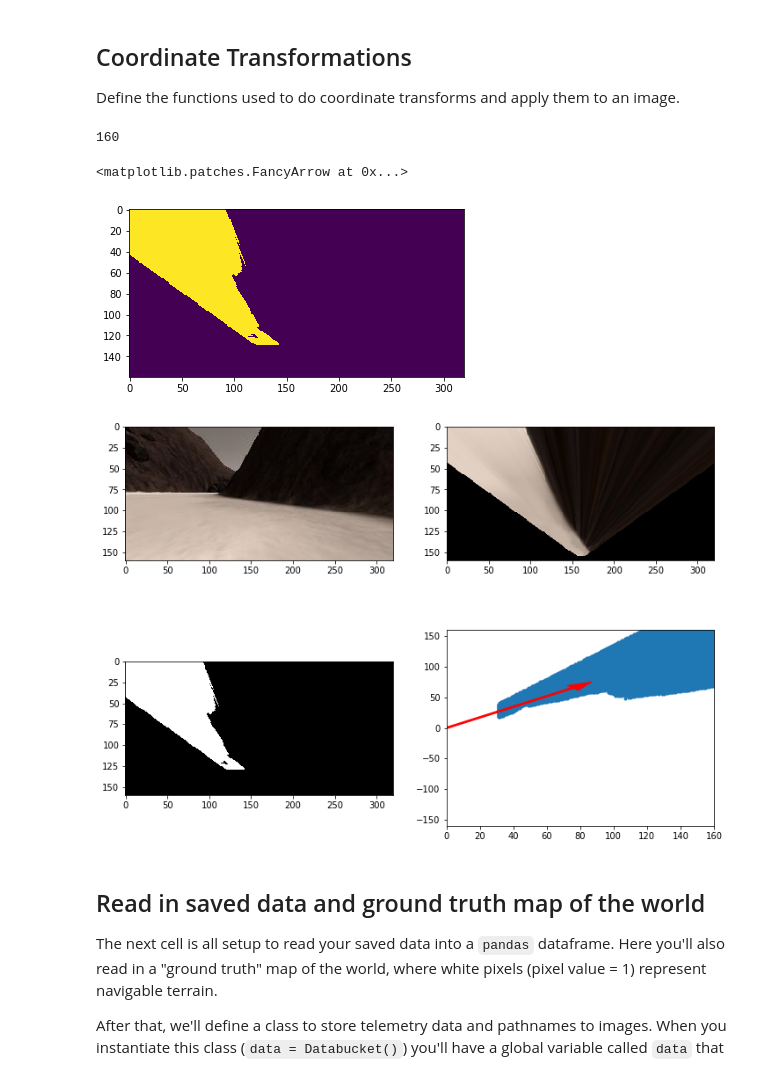
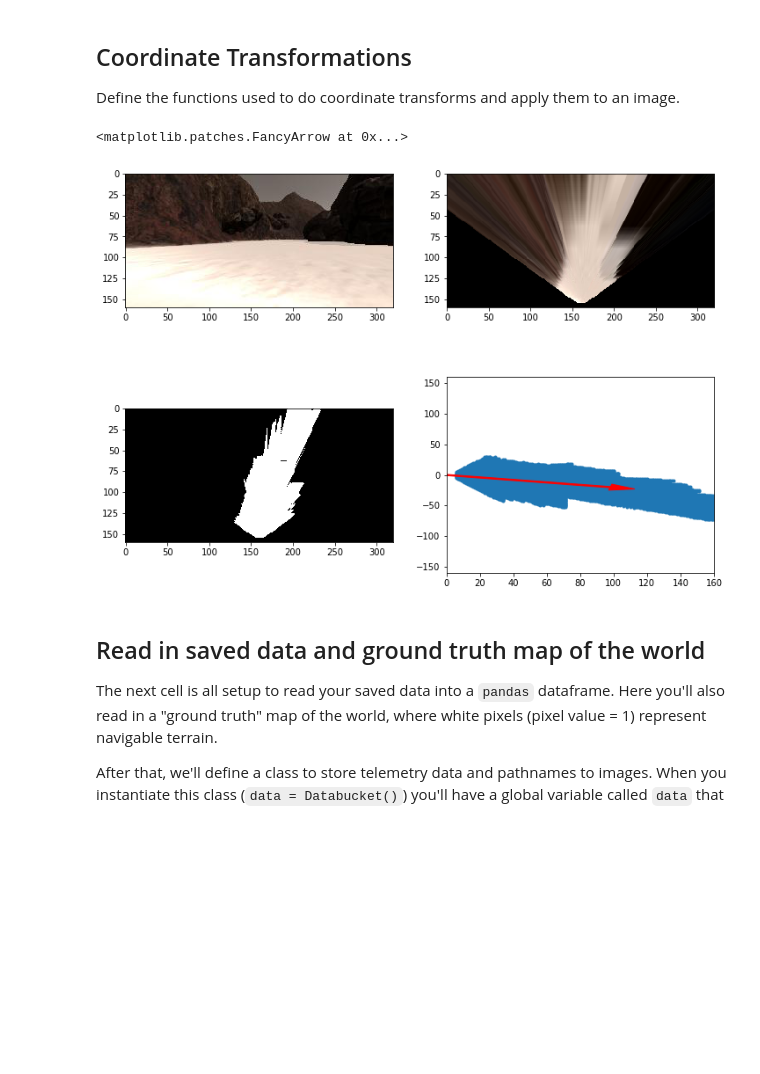
Before and after one commit to flores-jacob/RoboND-Rover-Project, a Jupyter notebook: code/Rover_Project_Test_Notebook.ipynb, the cells around one changed output. Saved outputs shown, nothing was run; the diff lists cells and outputs as text; code cells hidden in the pictures; blank space fills up the shorter version.

```diff
--- a/code/Rover_Project_Test_Notebook.ipynb
+++ b/code/Rover_Project_Test_Notebook.ipynb
@@ -1953,13 +170,14 @@ print (hsv_green)
 ## Coordinate Transformations
 Define the functions used to do coordinate transforms and apply them to an image.
 # %%
+# Define a function to convert from image coords to rover coords
 def rover_coords(binary_img):
     # Identify nonzero pixels
     ypos, xpos = binary_img.nonzero()
     # Calculate pixel positions with reference to the rover position being at the
     # center bottom of the image.
-    x_pixel = np.absolute(ypos - binary_img.shape[0]).astype(np.float)
-    y_pixel = -(xpos - binary_img.shape[0]).astype(np.float)
+    x_pixel = -(ypos - binary_img.shape[0]).astype(np.float)
+    y_pixel = -(xpos - binary_img.shape[1]/2 ).astype(np.float)
     return x_pixel, y_pixel
 
 # Define a function to convert to radial coords in rover space
@@ -1972,39 +190,23 @@ def to_polar_coords(x_pixel, y_pixel):
     angles = np.arctan2(y_pixel, x_pixel)
     return dist, angles
 
-def to_polar_coords_with_origin(origin_x, origin_y, x_pixels, y_pixels):
-    y_diffs = abs(y_pixels - origin_y)
-    x_diffs = abs(x_pixels - origin_x)
-    # Calculate the distances between the origin and the pixels
-    dist = np.sqrt((y_diffs ** 2) + (x_diffs ** 2))
-    angles = np.arctan2(y_diffs, x_diffs)
-    return dist, angles
+# Define a function to map rover space pixels to world space
+def rotate_pix(xpix, ypix, yaw):
+    # Convert yaw to radians
+    yaw_rad = yaw * np.pi / 180
+    xpix_rotated = (xpix * np.cos(yaw_rad)) - (ypix * np.sin(yaw_rad))
 
-# Define a function to apply a rotation to pixel positions
-def rotate_pix(xpix, ypix, yaw):
-    # TODO:
-    # Convert yaw to radians
-    yaw_rad = yaw * (np.pi / 180)
-    cos_yaw = np.cos(yaw_rad)
-    sin_yaw = np.sin(yaw_rad)
-
-    # Apply a rotation
-    xpix_rotated = (xpix * cos_yaw) - (ypix * sin_yaw)
-    ypix_rotated = (xpix * sin_yaw) + (ypix * cos_yaw)
+    ypix_rotated = (xpix * np.sin(yaw_rad)) + (ypix * np.cos(yaw_rad))
     # Return the result
     return xpix_rotated, ypix_rotated
 
-# Define a function to perform a translation
 def translate_pix(xpix_rot, ypix_rot, xpos, ypos, scale):
-    # TODO:
     # Apply a scaling and a translation
-    x_world = np.int_(xpos + (xpix_rot / scale))
-    y_world = np.int_(ypos + (ypix_rot / scale))
-
-    xpix_translated = x_world
-    ypix_translated = y_world
+    xpix_translated = (xpix_rot / scale) + xpos
+    ypix_translated = (ypix_rot / scale) + ypos
     # Return the result
     return xpix_translated, ypix_translated
+
 
 # Define a function to apply rotation and translation (and clipping)
 # Once you define the two functions above this function should work
@@ -2020,43 +222,35 @@ def pix_to_world(xpix, ypix, xpos, ypos, yaw, world_size, scale):
     return x_pix_world, y_pix_world
 
 # Grab another random image
 idx = np.random.randint(0, len(img_list)-1)
 image = mpimg.imread(img_list[idx])
 warped = perspect_transform(image, source, destination)
 threshed = color_thresh(warped)
-
-obstacle_terrain = threshed
-bottom_offset = 30
-print(warped.shape[0])
-obstacle_terrain[warped.shape[0] - bottom_offset:warped.shape[0], :] = obstacle_terrain[warped.shape[0] - bottom_offset:warped.shape[0], :] * 0
-plt.imshow(obstacle_terrain)
 
 # Calculate pixel values in rover-centric coords and distance/angle to all pixels
 xpix, ypix = rover_coords(threshed)
 dist, angles = to_polar_coords(xpix, ypix)
 mean_dir = np.mean(angles)
 
 # Do some plotting
 fig = plt.figure(figsize=(12,9))
 plt.subplot(221)
 plt.imshow(image)
 plt.subplot(222)
 plt.imshow(warped)
 plt.subplot(223)
 plt.imshow(threshed, cmap='gray')
 plt.subplot(224)
 plt.plot(xpix, ypix, '.')
 plt.ylim(-160, 160)
 plt.xlim(0, 160)
 arrow_length = 100
 x_arrow = arrow_length * np.cos(mean_dir)
 y_arrow = arrow_length * np.sin(mean_dir)
 plt.arrow(0, 0, x_arrow, y_arrow, color='red', zorder=2, head_width=10, width=2)
 # %% [output]
-160
+<matplotlib.patches.FancyArrow at 0x...>
-<matplotlib.patches.FancyArrow at 0x...>
-[figure, old version]
+[figure, new version]
-[figure, removed]
 # %% [markdown]
 ## Read in saved data and ground truth map of the world
 The next cell is all setup to read your saved data into a `pandas` dataframe.  Here you'll also read in a "ground truth" map of the world, where white pixels (pixel value = 1) represent navigable terrain.
```
Also changed, not shown: parts of 38 cells of this notebook, 1 other file.
